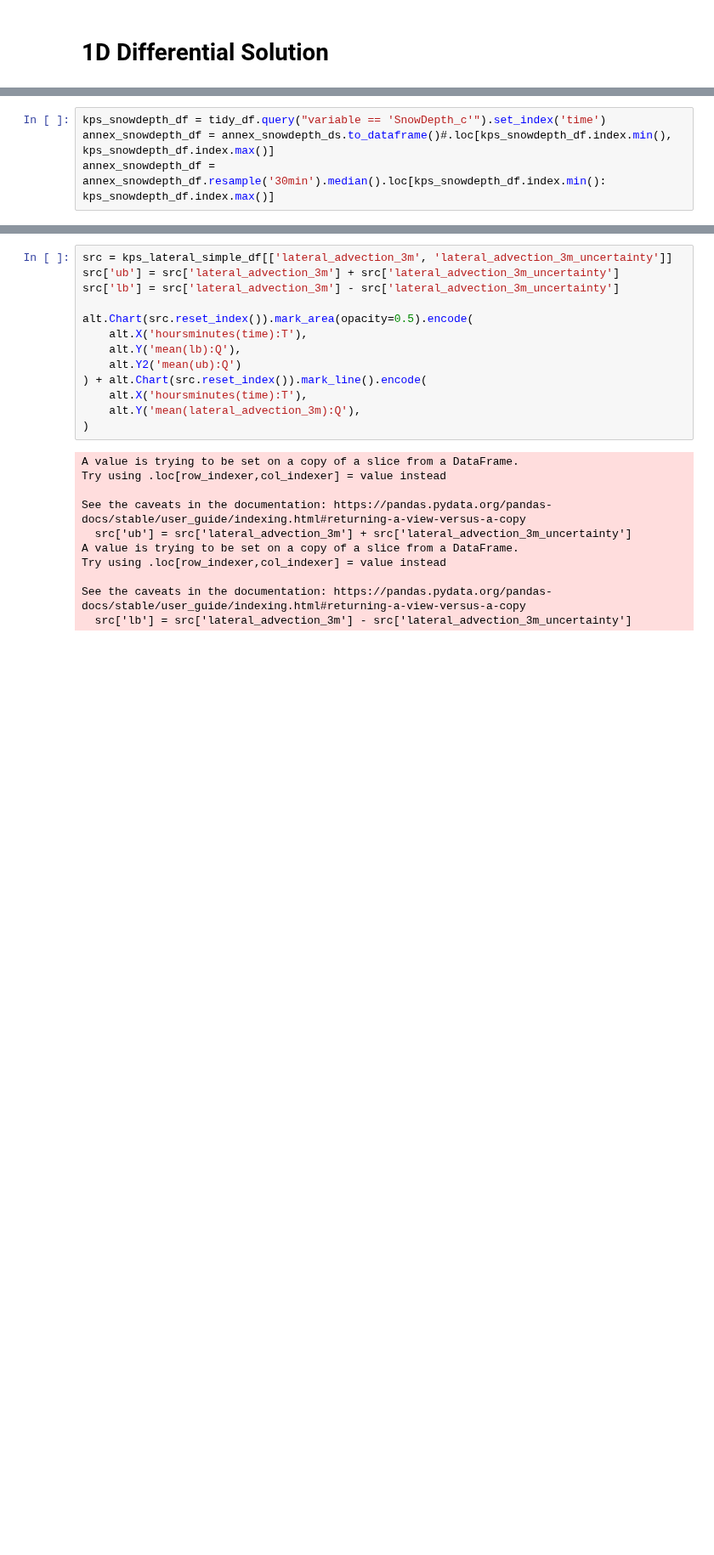
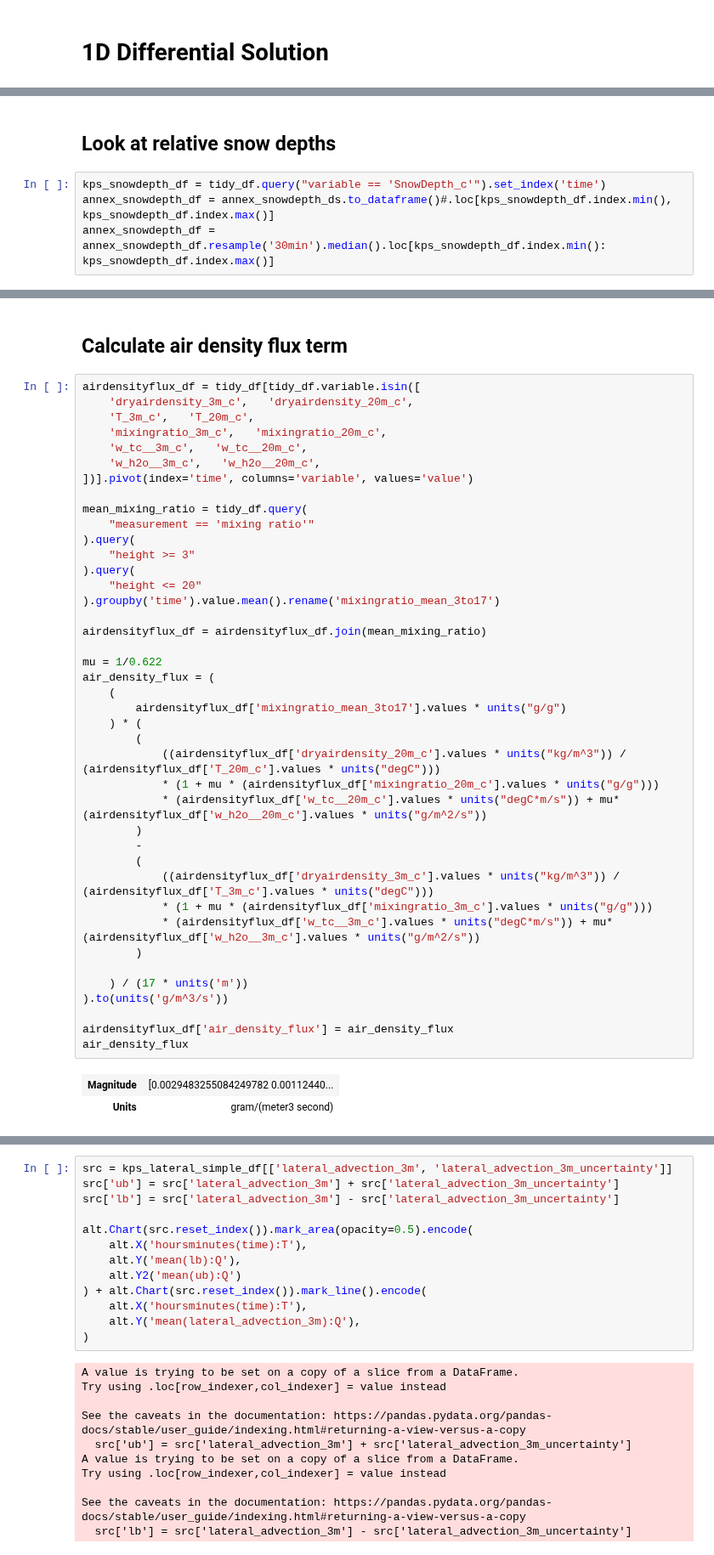
Before and after one commit to elischwat/sublimationofsnow, a Jupyter notebook: analysis/paper1/water_vapor_transport_fluxdivergencecombined.ipynb, the cells around one changed output, grey strips where cells are left out. Shown at 85% size. Saved outputs shown, nothing was run; the diff lists cells and outputs as text; blank space fills up the shorter version.

```diff
--- a/analysis/paper1/water_vapor_transport_fluxdivergencecombined.ipynb
+++ b/analysis/paper1/water_vapor_transport_fluxdivergencecombined.ipynb
@@ -2020,3 +1990,5 @@ total_vertical_turb_divergence = (face4_avg_w_turb_flux*A4 + face5_avg_w_turb_fl
+# %% [markdown]
+## Look at relative snow depths
 # %%
 kps_snowdepth_df = tidy_df.query("variable == 'SnowDepth_c'").set_index('time')
 annex_snowdepth_df = annex_snowdepth_ds.to_dataframe()#.loc[kps_snowdepth_df.index.min(), kps_snowdepth_df.index.max()]
@@ -2061,3 +2033,49 @@ onetoone_line = alt.Chart(pd.DataFrame({'x':[0, 200], 'y':[0, 200]})).mark_line(
 )).configure_legend(orient='top')
 # %% [output]
 [interactive output not drawn]
+# %% [markdown]
+## Calculate air density flux term
+# %%
+airdensityflux_df = tidy_df[tidy_df.variable.isin([
+    'dryairdensity_3m_c',   'dryairdensity_20m_c',
+    'T_3m_c',   'T_20m_c',
+    'mixingratio_3m_c',   'mixingratio_20m_c',
+    'w_tc__3m_c',   'w_tc__20m_c',
+    'w_h2o__3m_c',   'w_h2o__20m_c',
+])].pivot(index='time', columns='variable', values='value')
+
+mean_mixing_ratio = tidy_df.query(
+    "measurement == 'mixing ratio'"
+).query(
+    "height >= 3"
+).query(
+    "height <= 20"
+).groupby('time').value.mean().rename('mixingratio_mean_3to17')
+
+airdensityflux_df = airdensityflux_df.join(mean_mixing_ratio)
+
+mu = 1/0.622
+air_density_flux = (
+    (
+        airdensityflux_df['mixingratio_mean_3to17'].values * units("g/g")
+    ) * (
+        (
+            ((airdensityflux_df['dryairdensity_20m_c'].values * units("kg/m^3")) / (airdensityflux_df['T_20m_c'].values * units("degC")))
+            * (1 + mu * (airdensityflux_df['mixingratio_20m_c'].values * units("g/g")))
+            * (airdensityflux_df['w_tc__20m_c'].values * units("degC*m/s")) + mu*(airdensityflux_df['w_h2o__20m_c'].values * units("g/m^2/s"))
+        )
+        -
+        (
+            ((airdensityflux_df['dryairdensity_3m_c'].values * units("kg/m^3")) / (airdensityflux_df['T_3m_c'].values * units("degC")))
+            * (1 + mu * (airdensityflux_df['mixingratio_3m_c'].values * units("g/g")))
+            * (airdensityflux_df['w_tc__3m_c'].values * units("degC*m/s")) + mu*(airdensityflux_df['w_h2o__3m_c'].values * units("g/m^2/s"))
+        )
+
+    ) / (17 * units('m'))
+).to(units('g/m^3/s'))
+
+airdensityflux_df['air_density_flux'] = air_density_flux
+air_density_flux
+# %% [output]
+| Magnitude | [0.0029483255084249782 0.00112440... |
+| Units | gram/(meter3 second) |
```
Also changed, not shown: parts of 49 cells of this notebook, 5 other files.
